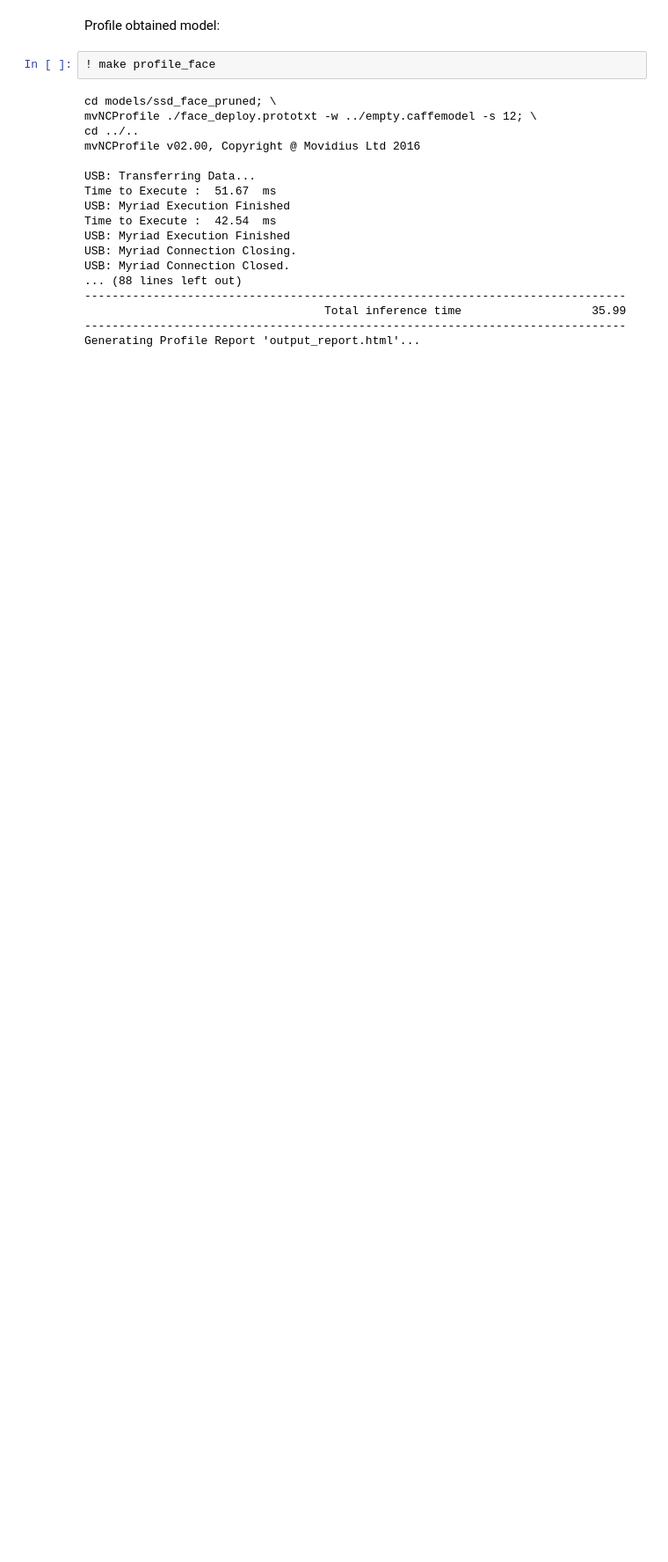
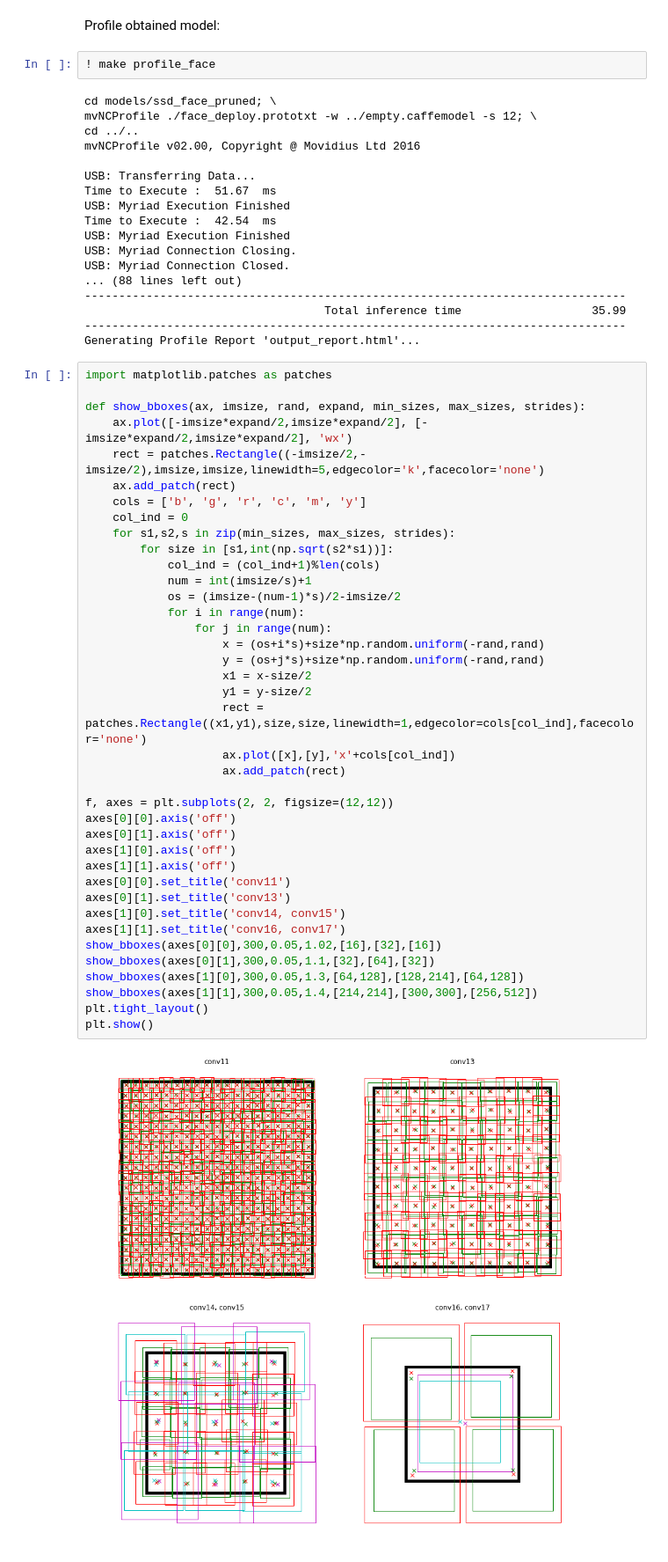
Before and after one commit to BeloborodovDS/MobilenetSSDFace, a Jupyter notebook: Caffe_face.ipynb, the cells around one changed output. Shown at 88% size. Cells and saved outputs as stored; diff of their text form; blank space fills up the shorter version.

Commit message:
+ adjust default bboxes

```diff
--- a/Caffe_face.ipynb
+++ b/Caffe_face.ipynb
@@ -244,3 +245,44 @@ USB: Myriad Connection Closed.
                                    Total inference time                   35.99
 -------------------------------------------------------------------------------
 Generating Profile Report 'output_report.html'...
+# %%
+import matplotlib.patches as patches
+
+def show_bboxes(ax, imsize, rand, expand, min_sizes, max_sizes, strides):
+    ax.plot([-imsize*expand/2,imsize*expand/2], [-imsize*expand/2,imsize*expand/2], 'wx')
+    rect = patches.Rectangle((-imsize/2,-imsize/2),imsize,imsize,linewidth=5,edgecolor='k',facecolor='none')
+    ax.add_patch(rect)
+    cols = ['b', 'g', 'r', 'c', 'm', 'y']
+    col_ind = 0
+    for s1,s2,s in zip(min_sizes, max_sizes, strides):
+        for size in [s1,int(np.sqrt(s2*s1))]:
+            col_ind = (col_ind+1)%len(cols)
+            num = int(imsize/s)+1
+            os = (imsize-(num-1)*s)/2-imsize/2
+            for i in range(num):
+                for j in range(num):
+                    x = (os+i*s)+size*np.random.uniform(-rand,rand)
+                    y = (os+j*s)+size*np.random.uniform(-rand,rand)
+                    x1 = x-size/2
+                    y1 = y-size/2
+                    rect = patches.Rectangle((x1,y1),size,size,linewidth=1,edgecolor=cols[col_ind],facecolor='none')
+                    ax.plot([x],[y],'x'+cols[col_ind])
+                    ax.add_patch(rect)
+
+f, axes = plt.subplots(2, 2, figsize=(12,12))
+axes[0][0].axis('off')
+axes[0][1].axis('off')
+axes[1][0].axis('off')
+axes[1][1].axis('off')
+axes[0][0].set_title('conv11')
+axes[0][1].set_title('conv13')
+axes[1][0].set_title('conv14, conv15')
+axes[1][1].set_title('conv16, conv17')
+show_bboxes(axes[0][0],300,0.05,1.02,[16],[32],[16])
+show_bboxes(axes[0][1],300,0.05,1.1,[32],[64],[32])
+show_bboxes(axes[1][0],300,0.05,1.3,[64,128],[128,214],[64,128])
+show_bboxes(axes[1][1],300,0.05,1.4,[214,214],[300,300],[256,512])
+plt.tight_layout()
+plt.show()
+# %% [output]
+[figure, added]
```
Also changed, not shown: parts of 1 cell of this notebook, 5 other files.
